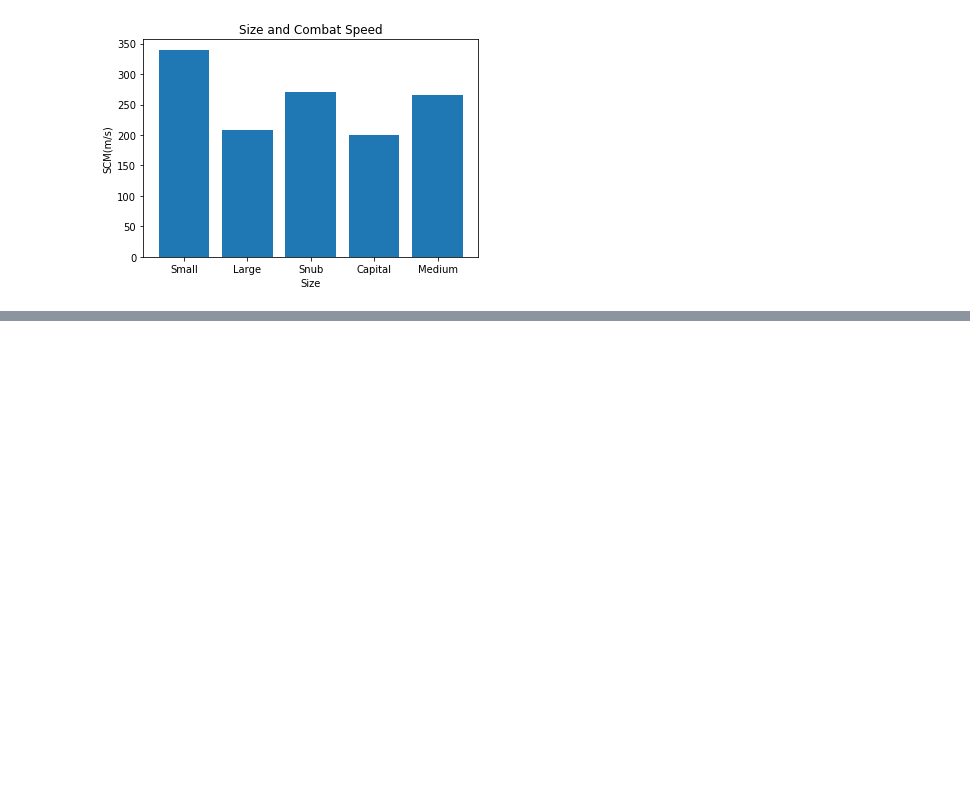
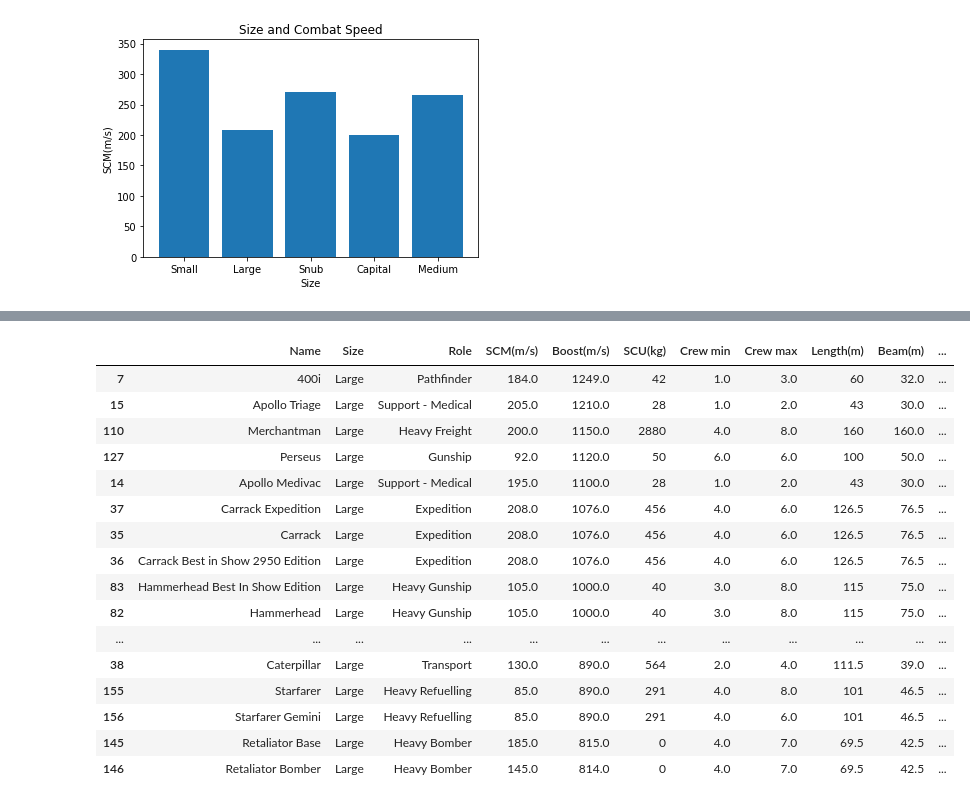
Before and after one commit to DINHC/starcitizen, a Jupyter notebook: stargraph.ipynb, the cells around one changed output, grey strips where cells are left out. Drawn from its saved outputs; the diff is of its cells as text; code cells hidden in the pictures; blank space fills up the shorter version.

```diff
--- a/stargraph.ipynb
+++ b/stargraph.ipynb
@@ -221,3 +223,24 @@ plt.show()
+# %%
+starlarge2 = starlarge.sort_values(by="Boost(m/s)", ascending=False)
+starlarge2
+# %% [output]
+|  | Name | Size | Role | SCM(m/s) | Boost(m/s) | SCU(kg) | Crew min | Crew max | Length(m) | Beam(m) | ... |
+| 7 | 400i | Large | Pathfinder | 184.0 | 1249.0 | 42 | 1.0 | 3.0 | 60 | 32.0 | ... |
+| 15 | Apollo Triage | Large | Support - Medical | 205.0 | 1210.0 | 28 | 1.0 | 2.0 | 43 | 30.0 | ... |
+| 110 | Merchantman | Large | Heavy Freight | 200.0 | 1150.0 | 2880 | 4.0 | 8.0 | 160 | 160.0 | ... |
+| 127 | Perseus | Large | Gunship | 92.0 | 1120.0 | 50 | 6.0 | 6.0 | 100 | 50.0 | ... |
+| 14 | Apollo Medivac | Large | Support - Medical | 195.0 | 1100.0 | 28 | 1.0 | 2.0 | 43 | 30.0 | ... |
+| 37 | Carrack Expedition | Large | Expedition | 208.0 | 1076.0 | 456 | 4.0 | 6.0 | 126.5 | 76.5 | ... |
+| 35 | Carrack | Large | Expedition | 208.0 | 1076.0 | 456 | 4.0 | 6.0 | 126.5 | 76.5 | ... |
+| 36 | Carrack Best in Show 2950 Edition | Large | Expedition | 208.0 | 1076.0 | 456 | 4.0 | 6.0 | 126.5 | 76.5 | ... |
+| 83 | Hammerhead Best In Show Edition | Large | Heavy Gunship | 105.0 | 1000.0 | 40 | 3.0 | 8.0 | 115 | 75.0 | ... |
+| 82 | Hammerhead | Large | Heavy Gunship | 105.0 | 1000.0 | 40 | 3.0 | 8.0 | 115 | 75.0 | ... |
+| ... | ... | ... | ... | ... | ... | ... | ... | ... | ... | ... | ... |
+| 38 | Caterpillar | Large | Transport | 130.0 | 890.0 | 564 | 2.0 | 4.0 | 111.5 | 39.0 | ... |
+| 155 | Starfarer | Large | Heavy Refuelling | 85.0 | 890.0 | 291 | 4.0 | 8.0 | 101 | 46.5 | ... |
+| 156 | Starfarer Gemini | Large | Heavy Refuelling | 85.0 | 890.0 | 291 | 4.0 | 6.0 | 101 | 46.5 | ... |
+| 145 | Retaliator Base | Large | Heavy Bomber | 185.0 | 815.0 | 0 | 4.0 | 7.0 | 69.5 | 42.5 | ... |
+| 146 | Retaliator Bomber | Large | Heavy Bomber | 145.0 | 814.0 | 0 | 4.0 | 7.0 | 69.5 | 42.5 | ... |
 # %%
 #s1 = starlarge.sort_values(by="Boost(m/s)",ascending=False)
 
```
Also changed, not shown: parts of 21 cells of this notebook.
